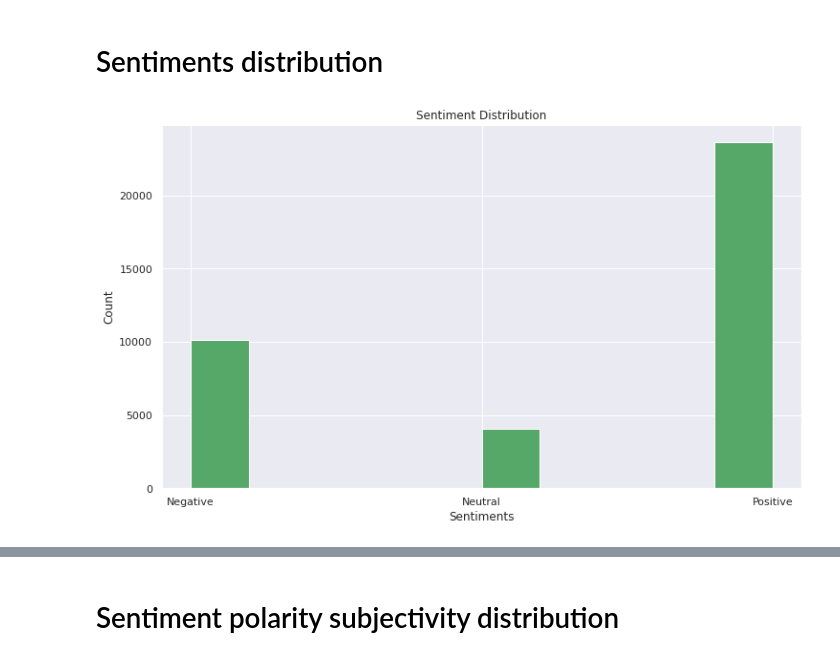
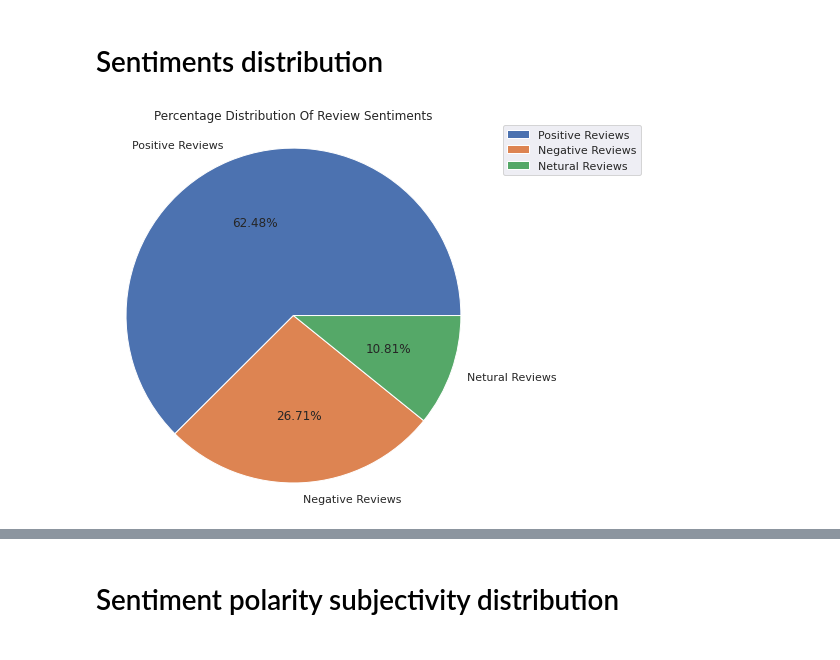
Before and after one commit to vivek16pawar/EDA-CAPSTONE, a Jupyter notebook: Play_Store_App_Review_Analysis_Capstone_Project.ipynb, the cells around one changed output, grey strips where cells are left out. Cells and saved outputs as stored; diff of their text form; code cells hidden in the pictures.

```diff
--- a/Play_Store_App_Review_Analysis_Capstone_Project.ipynb
+++ b/Play_Store_App_Review_Analysis_Capstone_Project.ipynb
@@ -540,12 +569,18 @@ plt.show()
 # %% [markdown]
 # Sentiments distribution
-# %%
-# Plotting the histogram for Sentiments distribution
-plt.hist(data=merged_df, x='Sentiment', color = sns.color_palette('deep')[2] )
-plt.title("Sentiment Distribution")
-plt.xlabel("Sentiments")
-plt.ylabel("Count")
-sns.set(rc={'figure.figsize':(12,7)})
-plt.show()
-# %% [output]
-[figure, removed]
+# %%
+# Plotting the histogram for Sentiments distribution
+sentiment_count=merged_df['Sentiment'].value_counts().to_list()
+
+labels=['Positive Reviews','Negative Reviews',"Netural Reviews"]
+
+plt.pie(x=sentiment_count,labels=labels,autopct="%.2f%%",radius=1.1)
+
+plt.title("Percentage Distribution Of Review Sentiments")
+
+plt.legend(bbox_to_anchor=(1.05, 1), loc='upper left', borderaxespad=0)
+
+plt.show()
+sns.set(rc={'figure.figsize':(18,8)})
+# %% [output]
+[figure, added]
```
Also changed, not shown: parts of 20 cells of this notebook.
